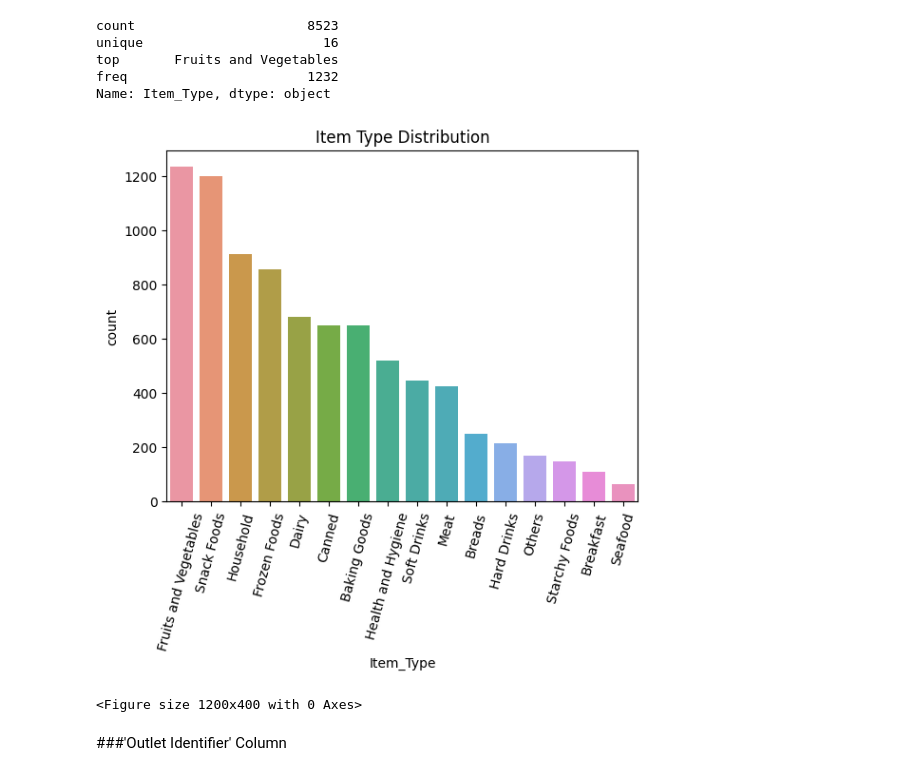
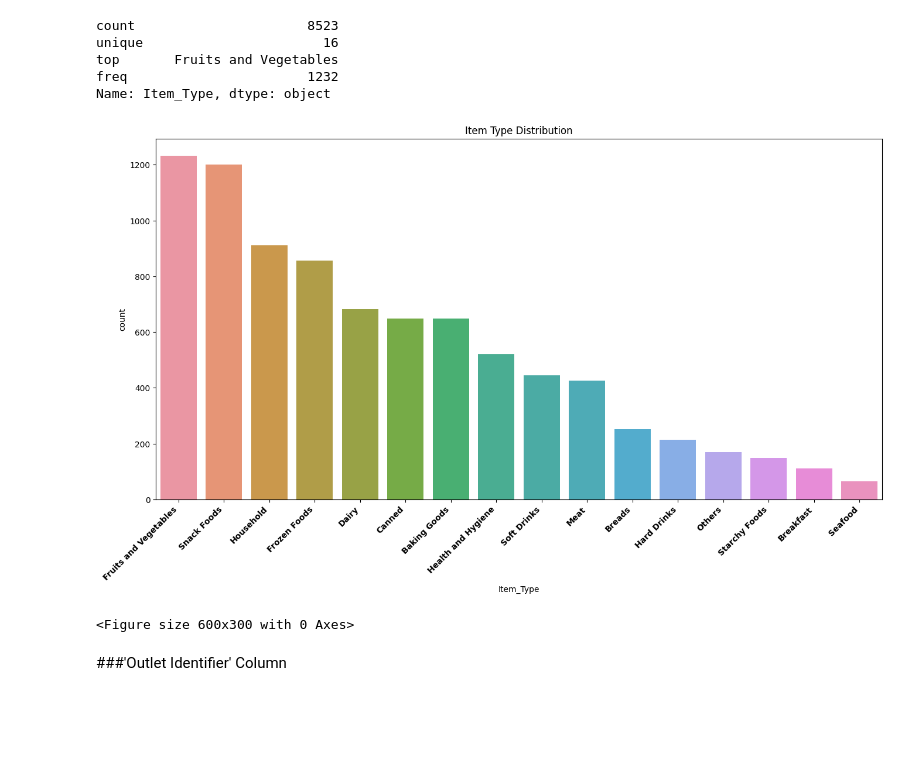
Before and after one commit to Mhoover41/Prediction-of-Product-Sales, a Jupyter notebook: Prediction_of_Product_Sales_Project_Melissa_Hoover.ipynb, the cells around one changed output. Drawn from its saved outputs; the diff is of its cells as text; code cells hidden in the pictures; blank space fills up the shorter version.

```diff
--- a/Prediction_of_Product_Sales_Project_Melissa_Hoover.ipynb
+++ b/Prediction_of_Product_Sales_Project_Melissa_Hoover.ipynb
@@ -711,20 +736,20 @@ Name: Item_Type, dtype: object
 # %%
 ## Define the label order
 label_order = df['Item_Type'].value_counts().index
-
+plt.figure(figsize= (16, 8))
 ## Define a MatplotLib ax object using seaborn.countplot()
 ax = sns.countplot(data=df,
                    x='Item_Type',
                    order = label_order)
 #rotate the x-axis labels so they do not overlap
-ax.set_xticklabels(ax.get_xticklabels(), rotation = 75)
-#print(plt.gcf().get_size_inches())
-plt.figure(figsize= (12, 4))
+plt.xticks(fontsize=10, weight='bold', rotation=45, ha="right")
+#ax.set_xticklabels(ax.get_xticklabels(), rotation = 75)
+plt.figure(figsize= (6, 3))
 ## Set the Title
 ax.set_title('Item Type Distribution');
 # %% [output]
-[figure, old version]
+[figure, new version]
-<Figure size 1200x400 with 0 Axes>
+<Figure size 600x300 with 0 Axes>
 # %% [markdown]
 ###'Outlet Identifier' Column
 # %%
```
Also changed, not shown: parts of 20 cells of this notebook.
